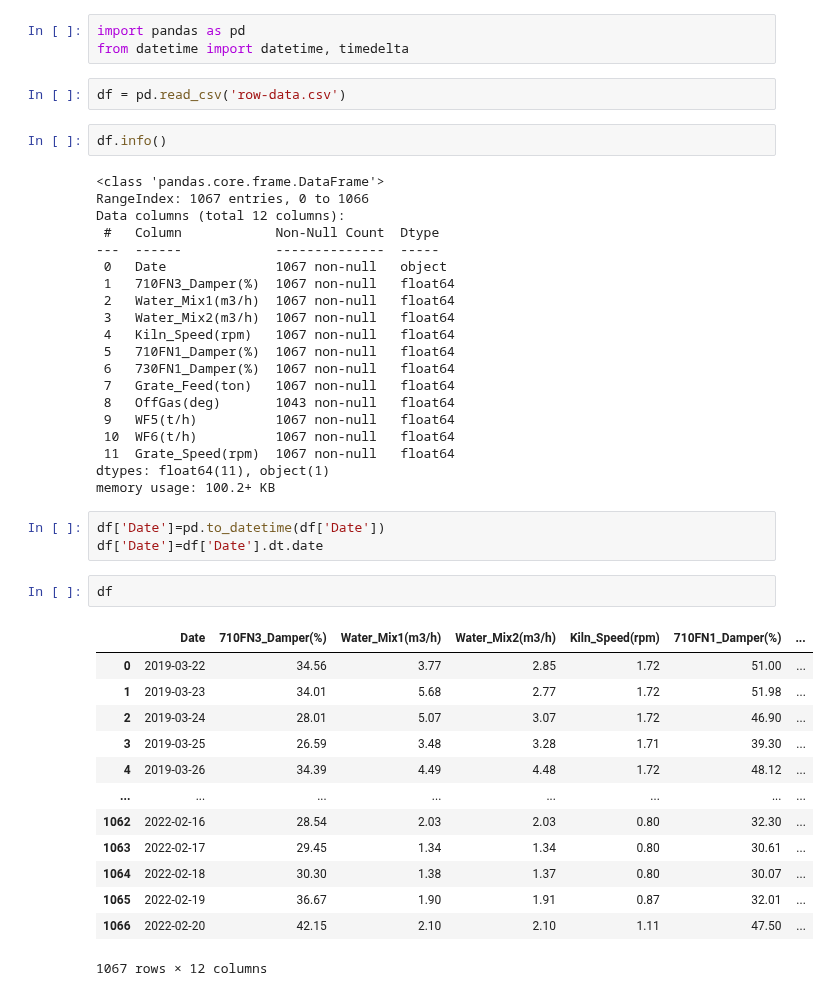
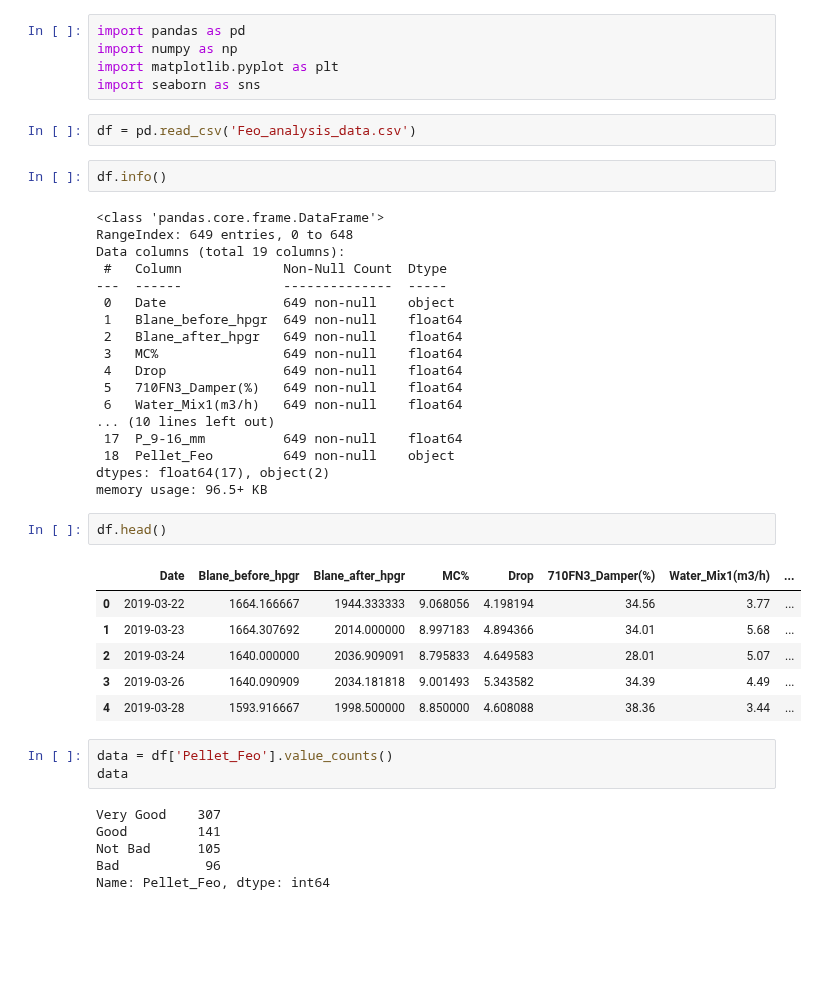
Before and after one commit to heidaralavi/Feo-Prj, a Jupyter notebook: Product Feo Analysis.ipynb, the cells around one changed output. Saved outputs shown, nothing was run; the diff lists cells and outputs as text; blank space fills up the shorter version.

```diff
--- a/Product Feo Analysis.ipynb
+++ b/Product Feo Analysis.ipynb
@@ -1,46 +1,45 @@
 # %%
 import pandas as pd
-from datetime import datetime, timedelta
+import numpy as np
+import matplotlib.pyplot as plt
+import seaborn as sns
 # %%
-df = pd.read_csv('row-data.csv')
+df = pd.read_csv('Feo_analysis_data.csv')
 # %%
 df.info()
 # %% [output]
 <class 'pandas.core.frame.DataFrame'>
-RangeIndex: 1067 entries, 0 to 1066
-Data columns (total 12 columns):
- #   Column            Non-Null Count  Dtype
----  ------            --------------  -----
- 0   Date              1067 non-null   object
- 1   710FN3_Damper(%)  1067 non-null   float64
- 2   Water_Mix1(m3/h)  1067 non-null   float64
- 3   Water_Mix2(m3/h)  1067 non-null   float64
- 4   Kiln_Speed(rpm)   1067 non-null   float64
- 5   710FN1_Damper(%)  1067 non-null   float64
- 6   730FN1_Damper(%)  1067 non-null   float64
- 7   Grate_Feed(ton)   1067 non-null   float64
- 8   OffGas(deg)       1043 non-null   float64
- 9   WF5(t/h)          1067 non-null   float64
- 10  WF6(t/h)          1067 non-null   float64
- 11  Grate_Speed(rpm)  1067 non-null   float64
-dtypes: float64(11), object(1)
-memory usage: 100.2+ KB
+RangeIndex: 649 entries, 0 to 648
+Data columns (total 19 columns):
+ #   Column             Non-Null Count  Dtype
+---  ------             --------------  -----
+ 0   Date               649 non-null    object
+ 1   Blane_before_hpgr  649 non-null    float64
+ 2   Blane_after_hpgr   649 non-null    float64
+ 3   MC%                649 non-null    float64
+ 4   Drop               649 non-null    float64
+ 5   710FN3_Damper(%)   649 non-null    float64
+ 6   Water_Mix1(m3/h)   649 non-null    float64
+... (10 lines left out)
+ 17  P_9-16_mm          649 non-null    float64
+ 18  Pellet_Feo         649 non-null    object
+dtypes: float64(17), object(2)
+memory usage: 96.5+ KB
-# %%
-df['Date']=pd.to_datetime(df['Date'])
-df['Date']=df['Date'].dt.date
 # %%
-df
+df.head()
 # %% [output]
-|  | Date | 710FN3_Damper(%) | Water_Mix1(m3/h) | Water_Mix2(m3/h) | Kiln_Speed(rpm) | 710FN1_Damper(%) | ... |
-| 0 | 2019-03-22 | 34.56 | 3.77 | 2.85 | 1.72 | 51.00 | ... |
-| 1 | 2019-03-23 | 34.01 | 5.68 | 2.77 | 1.72 | 51.98 | ... |
-| 2 | 2019-03-24 | 28.01 | 5.07 | 3.07 | 1.72 | 46.90 | ... |
-| 3 | 2019-03-25 | 26.59 | 3.48 | 3.28 | 1.71 | 39.30 | ... |
-| 4 | 2019-03-26 | 34.39 | 4.49 | 4.48 | 1.72 | 48.12 | ... |
-| ... | ... | ... | ... | ... | ... | ... | ... |
-| 1062 | 2022-02-16 | 28.54 | 2.03 | 2.03 | 0.80 | 32.30 | ... |
-| 1063 | 2022-02-17 | 29.45 | 1.34 | 1.34 | 0.80 | 30.61 | ... |
-| 1064 | 2022-02-18 | 30.30 | 1.38 | 1.37 | 0.80 | 30.07 | ... |
-| 1065 | 2022-02-19 | 36.67 | 1.90 | 1.91 | 0.87 | 32.01 | ... |
-| 1066 | 2022-02-20 | 42.15 | 2.10 | 2.10 | 1.11 | 47.50 | ... |
+|  | Date | Blane_before_hpgr | Blane_after_hpgr | MC% | Drop | 710FN3_Damper(%) | Water_Mix1(m3/h) | ... |
+| 0 | 2019-03-22 | 1664.166667 | 1944.333333 | 9.068056 | 4.198194 | 34.56 | 3.77 | ... |
+| 1 | 2019-03-23 | 1664.307692 | 2014.000000 | 8.997183 | 4.894366 | 34.01 | 5.68 | ... |
+| 2 | 2019-03-24 | 1640.000000 | 2036.909091 | 8.795833 | 4.649583 | 28.01 | 5.07 | ... |
+| 3 | 2019-03-26 | 1640.090909 | 2034.181818 | 9.001493 | 5.343582 | 34.39 | 4.49 | ... |
+| 4 | 2019-03-28 | 1593.916667 | 1998.500000 | 8.850000 | 4.608088 | 38.36 | 3.44 | ... |
-1067 rows × 12 columns
+# %%
+data = df['Pellet_Feo'].value_counts()
+data
+# %% [output]
+Very Good    307
+Good         141
+Not Bad      105
+Bad           96
+Name: Pellet_Feo, dtype: int64
```
Also changed, not shown: parts of 8 cells of this notebook, 1 other file.
